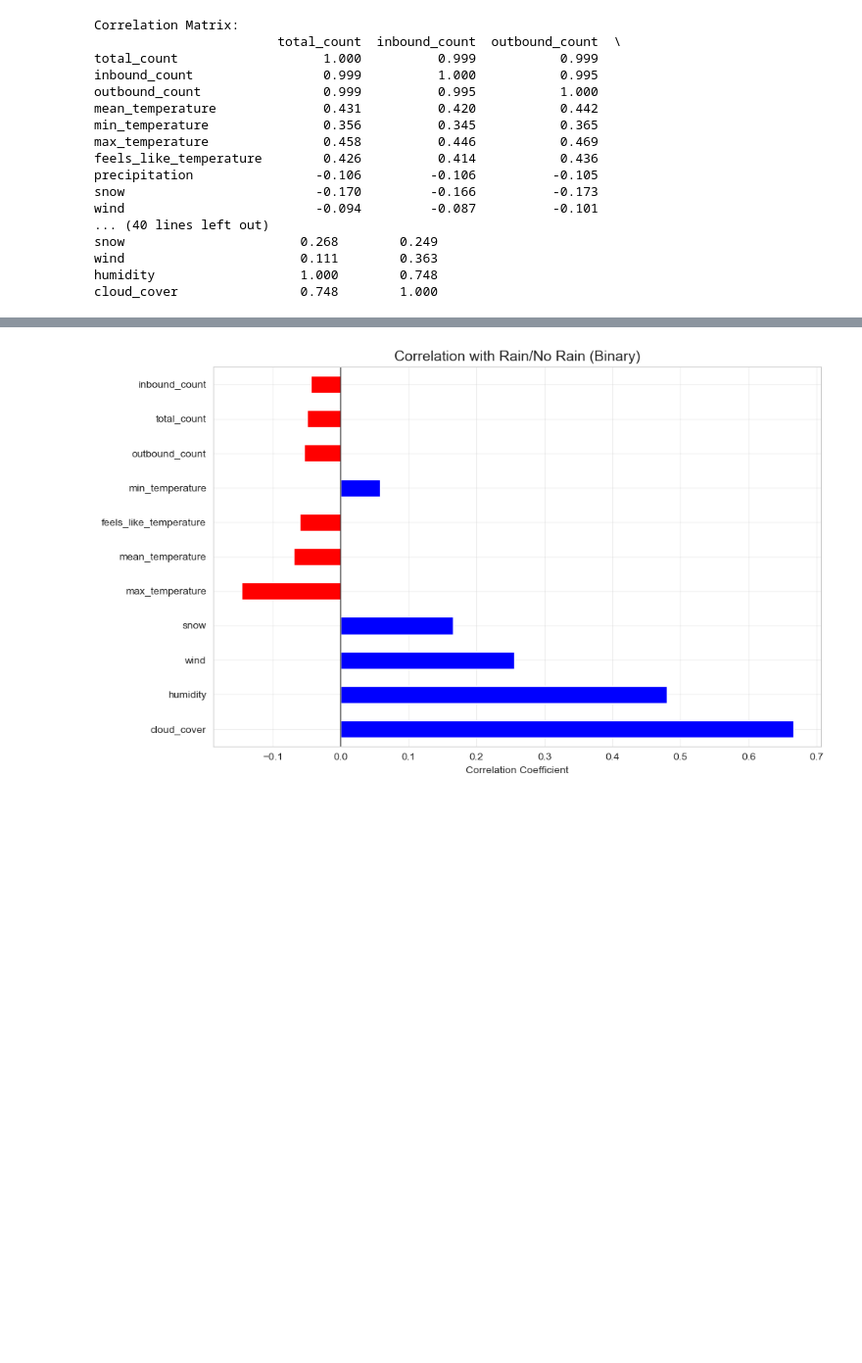
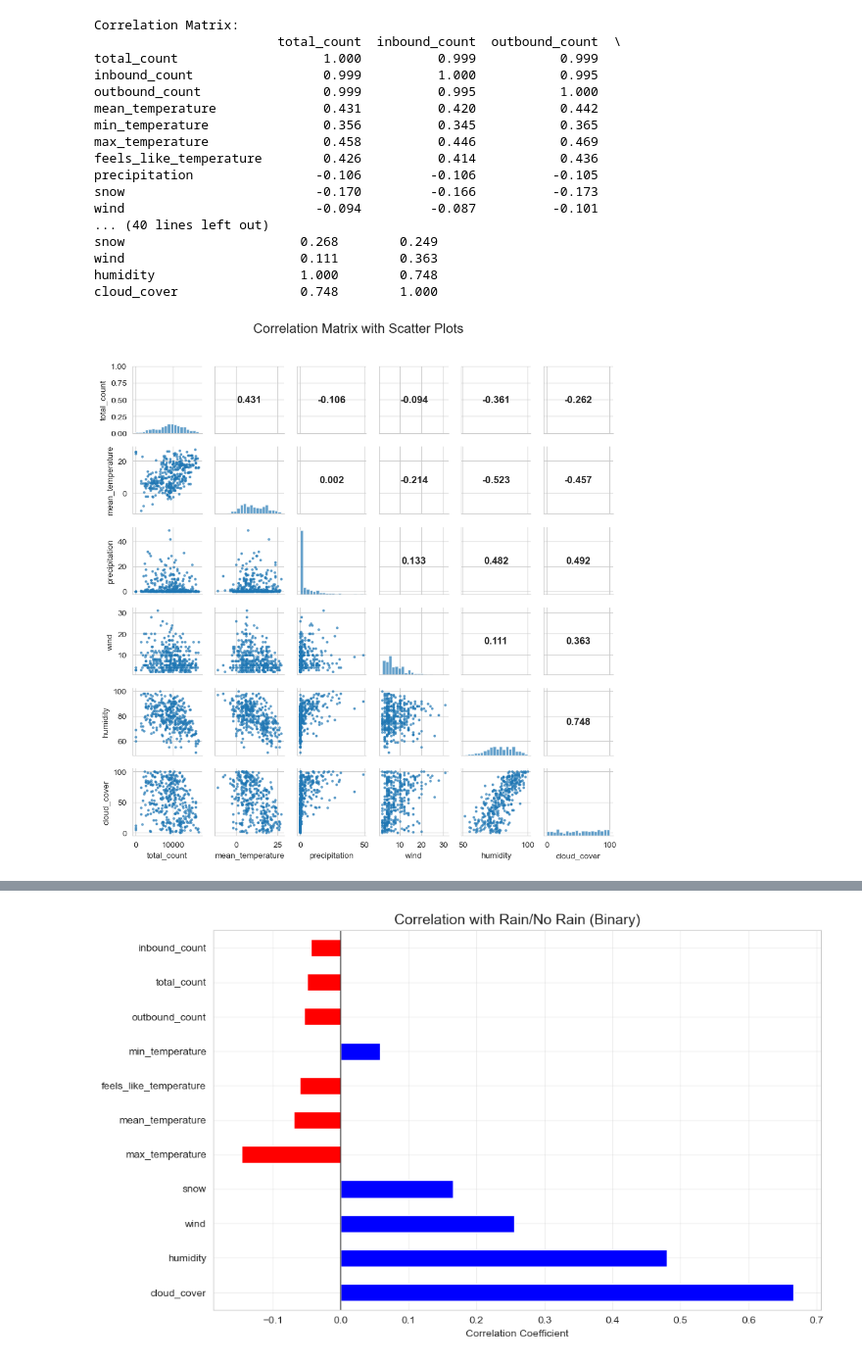
Before and after one commit to LordOfReinkeness/stochastik_SoSe25, a Jupyter notebook: fahrraeder.ipynb, the cells around one changed output, grey strips where cells are left out. Shown at 98% size. Cells and saved outputs as stored; diff of their text form; code cells hidden in the pictures; blank space fills up the shorter version.

```diff
--- a/fahrraeder.ipynb
+++ b/fahrraeder.ipynb
@@ -554,3 +563,31 @@ snow                       0.268        0.249
 wind                       0.111        0.363
 humidity                   1.000        0.748
 cloud_cover                0.748        1.000
+# %%
+# Select only numeric columns (excluding 'date')
+numeric_cols = ['total_count', 'mean_temperature', 'precipitation', 'wind',
+               'humidity', 'cloud_cover']
+
+# Create pairplot with scatter plots and correlation values
+g = sns.PairGrid(all_data_daily[numeric_cols], height=1.5)
+
+# Lower triangle: scatter plots
+g.map_lower(plt.scatter, s=5, alpha=0.6)
+
+# Diagonal: histograms
+g.map_diag(plt.hist, bins=20, alpha=0.7)
+
+# Upper triangle: correlation values
+def corr_func(x, y, **kwargs):
+   r = np.corrcoef(x, y)[0, 1]
+   ax = plt.gca()
+   ax.annotate(f'{r:.3f}', xy=(0.5, 0.5), xycoords='axes fraction',
+               ha='center', va='center', fontsize=12, fontweight='bold')
+
+g.map_upper(corr_func)
+
+plt.suptitle('Correlation Matrix with Scatter Plots', y=1.02, fontsize=16)
+plt.tight_layout()
+plt.show()
+# %% [output]
+[figure, added]
```
Also changed, not shown: parts of 5 cells of this notebook.
